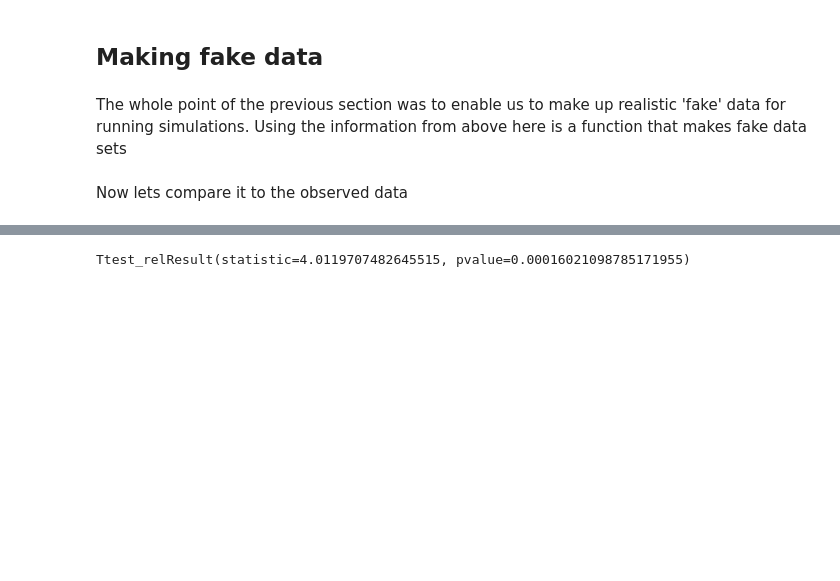
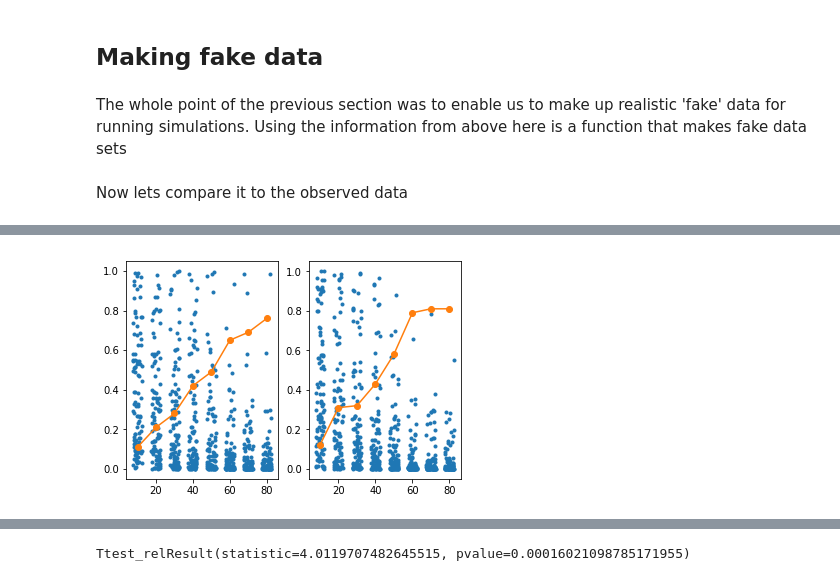
Before and after one commit to evenhuis/exp-design-example, a Jupyter notebook: exp_design.ipynb, the cells around one changed output, grey strips where cells are left out. Saved outputs shown, nothing was run; the diff lists cells and outputs as text; code cells hidden in the pictures; blank space fills up the shorter version.

```diff
--- a/exp_design.ipynb
+++ b/exp_design.ipynb
@@ -136 +153,6 @@ setAlpha(axs[0],0.2)
+# %%
+dfx = gen_fake_data(nsamp=100)
+area_c = dfx[dfx['Time']==0]['Area']
+area_t = dfx[dfx['Time']==4]['Area']
+outp=stats.ttest_ind(area_c, area_t)
 # %%
@@ -139,0 +162,24 @@ Ttest_indResult(statistic=5.230968292600549, pvalue=6.564507995029653e-07)
+# %%
+nrep=100
+sample_sizes= [10,20,30,40,50,60,70,80]
+ttest_pvals=np.zeros([len(sample_sizes),nrep,2])
+manwt_pvals=np.zeros([len(sample_sizes),nrep,2])
+for n,nsamp in enumerate(sample_sizes):
+    for i in range(nrep):
+        dfx = gen_fake_data(nsamp=nsamp,f_red=0.7)
+        area_c = dfx[dfx['Time']==0]['Area']
+        area_t = dfx[dfx['Time']==4]['Area']
+        ttest_pvals[n,i]=[nsamp,stats.ttest_ind   (area_c, area_t                        ).pvalue]
+        manwt_pvals[n,i]=[nsamp,stats.mannwhitneyu(area_c, area_t,alternative='two-sided').pvalue]
+# %%
+def plot_pval( pvals ,ax, plot_pvals=True,**kwargs):
+    tmp=np.reshape( pvals,[-1,2])
+    chance_under_thresh = list(map( lambda vec : sum(vec<0.05)/len(vec), pvals[:,:,1]))
+    if(plot_pvals): ax.plot(tmp[:,0]+5*(0.5-np.random.rand(len(tmp[:,0]))),tmp[:,1],'.' )
+    ax.plot( pvals[:,0,0], chance_under_thresh, '-o',**kwargs)
+# %%
+fig,axs= plt.subplots(1,2)
+plot_pval(ttest_pvals,axs[0])
+plot_pval(manwt_pvals,axs[1])
+# %% [output]
+[figure, added]
```
Also changed, not shown: parts of 14 cells of this notebook.
